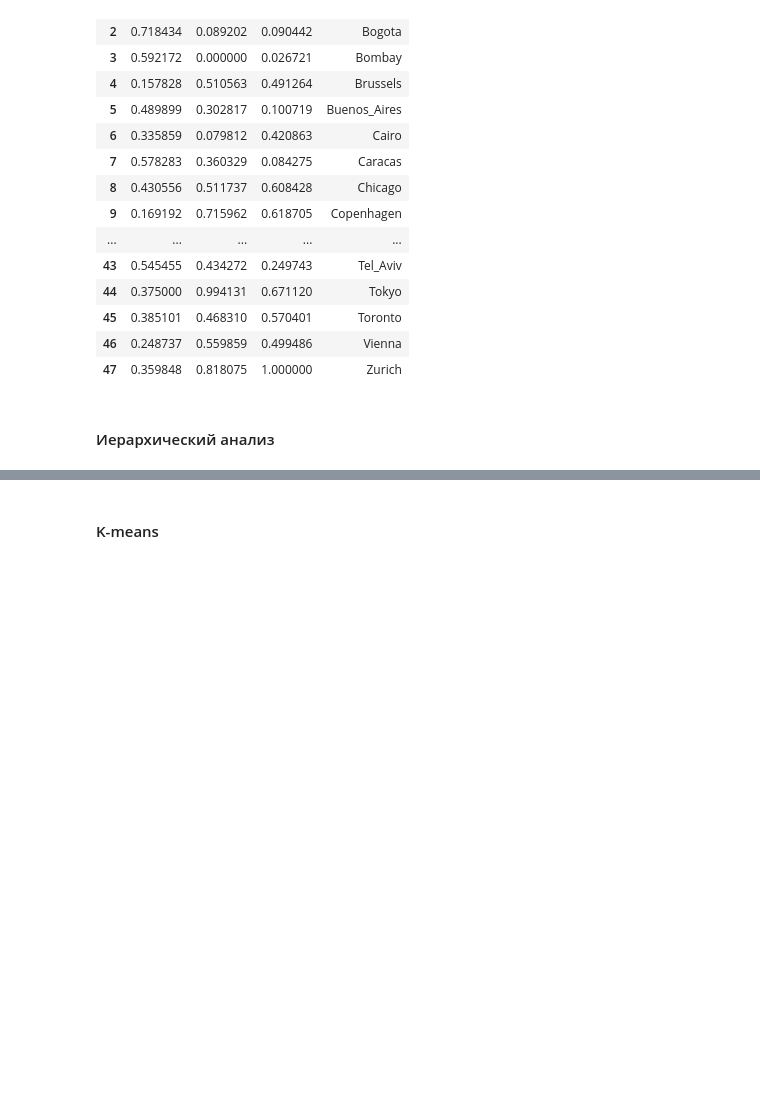
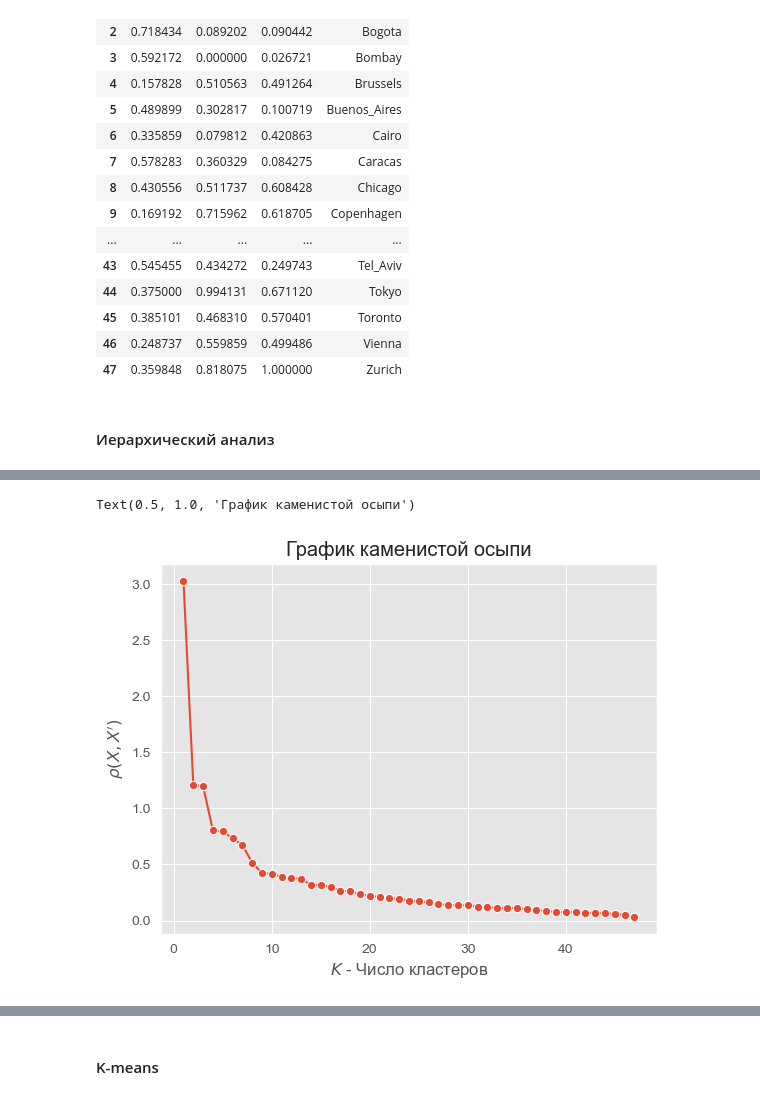
Before and after one commit to FEDOROV-ALEXANDER/Data_Analysis, a Jupyter notebook: cluster/задача_2_Economics of Cities/lab1.ipynb, the cells around one changed output, grey strips where cells are left out. Cells and saved outputs as stored; diff of their text form; code cells hidden in the pictures; blank space fills up the shorter version.

```diff
--- a/cluster/задача_2_Economics of Cities/lab1.ipynb
+++ b/cluster/задача_2_Economics of Cities/lab1.ipynb
@@ -231,0 +234,11 @@ array([[2.20000000e+01, 3.50000000e+01, 3.19198381e-02, 2.00000000e+00],
+# %%
+dist = link[:, 2][::-1]
+idxs = range(1, len(dist) + 1)
+# %%
+rock_line = pd.DataFrame()
+rock_line[r'$K$ - Число кластеров'] = idxs[:50]
+rock_line[r'$\rho(X, X^\prime)$'] = dist[:50]
+sns.lineplot(data = rock_line, x = r"$K$ - Число кластеров", y = r"$\rho(X, X^\prime)$", markers = True, marker = 'o').set_title('График каменистой осыпи')
+# %% [output]
+Text(0.5, 1.0, 'График каменистой осыпи')
+[figure, added]
```
Also changed, not shown: parts of 15 cells of this notebook.
